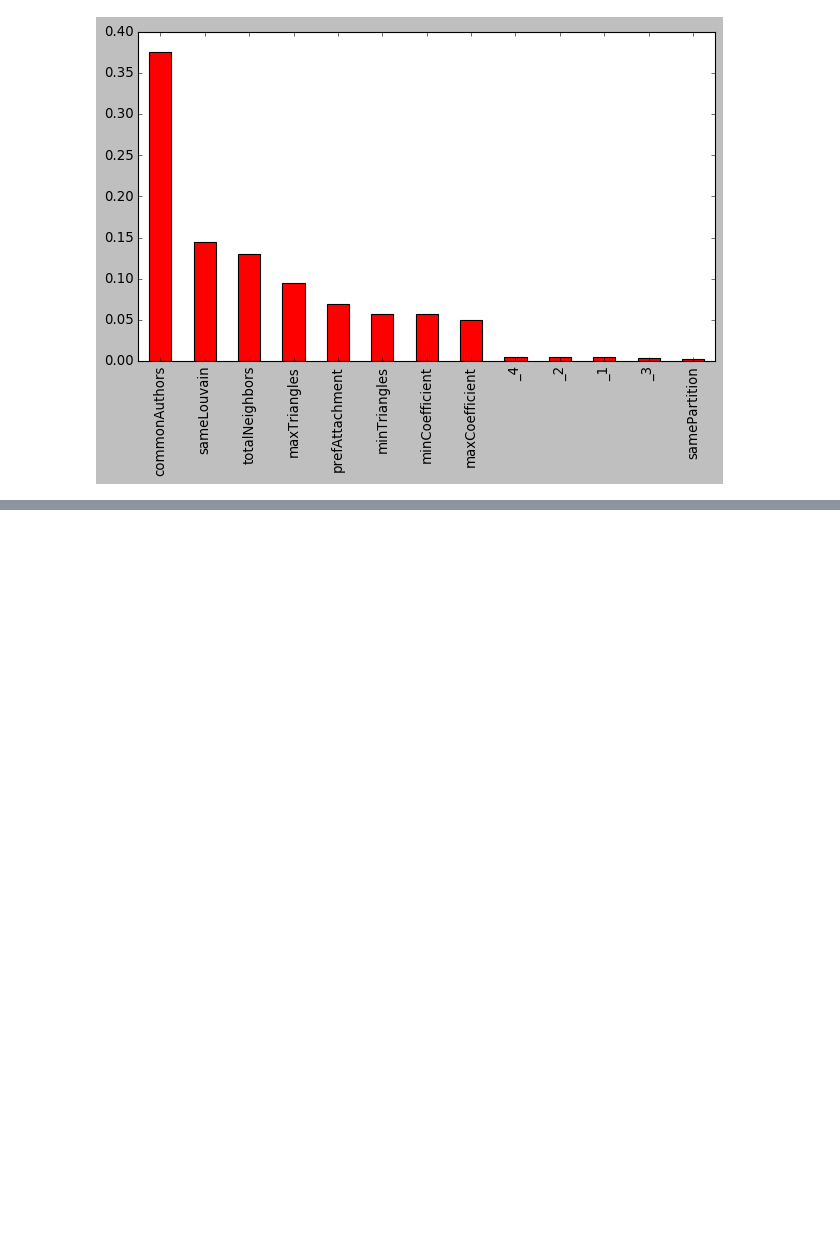
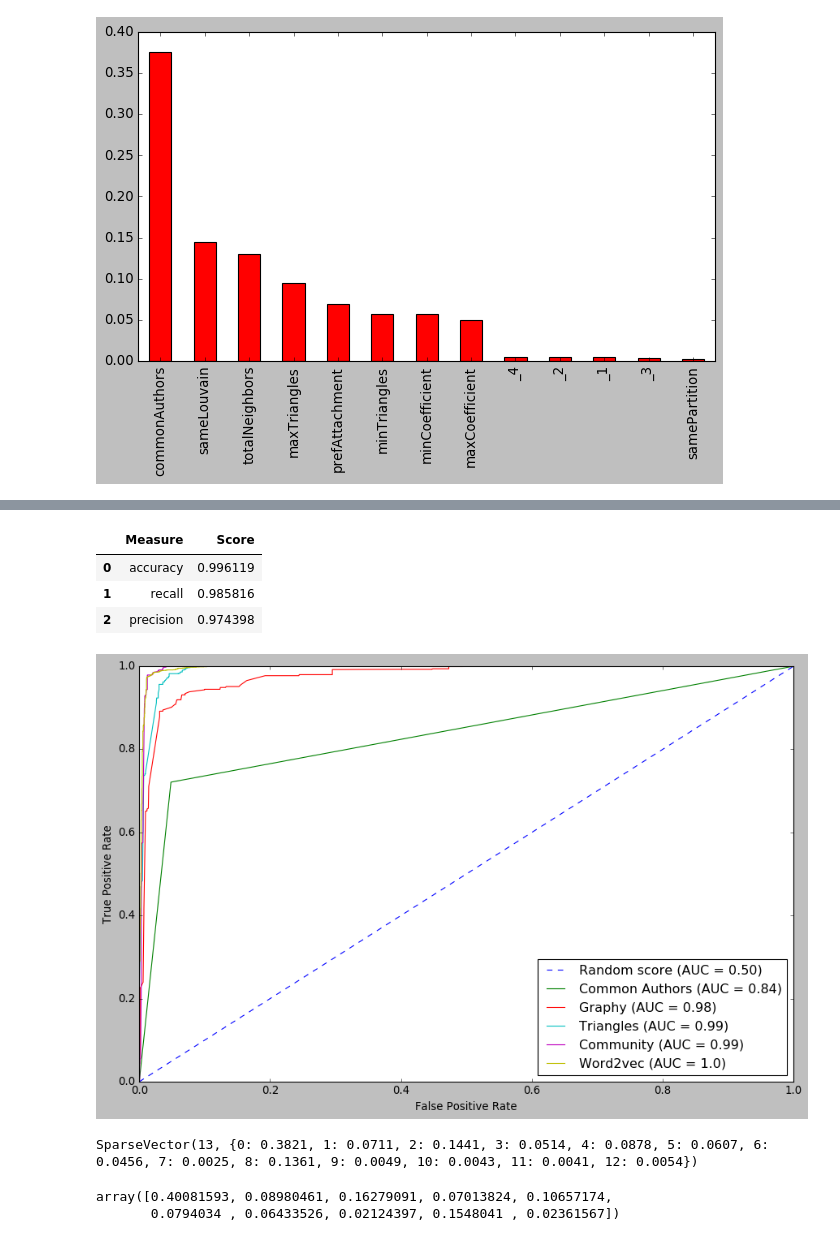
Before and after one commit to areias/link-prediction, a Jupyter notebook: coauthor-link-prediction.ipynb, the cells around one changed output, grey strips where cells are left out. Saved outputs shown, nothing was run; the diff lists cells and outputs as text; code cells hidden in the pictures; blank space fills up the shorter version.

Commit message:
tidied up word2vec

```diff
--- a/coauthor-link-prediction.ipynb
+++ b/coauthor-link-prediction.ipynb
@@ -1416,0 +1555,51 @@ plot_feature_importance(fields, rf_model.featureImportances)
+# %%
+test_embed_dict=[{"node1":row["node1"],
+    "node2": row["node2"],
+    "embeddings": Vectors.dense(test_embeddings[row["node1"]][0]+ test_embeddings[row["node2"]][0])} for row in test_data.collect()]
+# %%
+test_embedding_df=spark.createDataFrame(test_embed_dict, schema)
+# %%
+test_data=test_data.join(test_embedding_df,["node1","node2"])
+# %%
+word2vec_results = evaluate_model(w2vec_model, test_data)
+display_results(word2vec_results)
+# %% [output]
+|  | Measure | Score |
+| 0 | accuracy | 0.996119 |
+| 1 | recall | 0.985816 |
+| 2 | precision | 0.974398 |
+# %%
+plt, fig = create_roc_plot()
+
+add_curve(plt, "Common Authors",
+basic_results["fpr"], basic_results["tpr"], basic_results["roc_auc"])
+
+add_curve(plt, "Graphy",
+graphy_results["fpr"], graphy_results["tpr"],graphy_results["roc_auc"])
+
+add_curve(plt, "Triangles",
+triangle_results["fpr"], triangle_results["tpr"],
+triangle_results["roc_auc"])
+
+add_curve(plt, "Community",
+community_results["fpr"], community_results["tpr"],
+community_results["roc_auc"])
+
+add_curve(plt, "Word2vec",
+word2vec_results["fpr"], word2vec_results["tpr"],
+word2vec_results["roc_auc"])
+
+plt.legend(loc='lower right')
+plt.show()
+# %% [output]
+[figure, added]
+# %%
+w2vec_model.stages[-1].featureImportances
+# %% [output]
+SparseVector(13, {0: 0.3821, 1: 0.0711, 2: 0.1441, 3: 0.0514, 4: 0.0878, 5: 0.0607, 6: 0.0456, 7: 0.0025, 8: 0.1361, 9: 0.0049, 10: 0.0043, 11: 0.0041, 12: 0.0054})
+# %%
+imp=list(w2vec_model.stages[-1].featureImportances)[0:10]+sum(list(w2vec_model.stages[-1].featureImportances)[9:13])
+imp
+# %% [output]
+array([0.40081593, 0.08980461, 0.16279091, 0.07013824, 0.10657174,
+       0.0794034 , 0.06433526, 0.02124397, 0.1548041 , 0.02361567])
```
Also changed, not shown: parts of 22 cells of this notebook.
